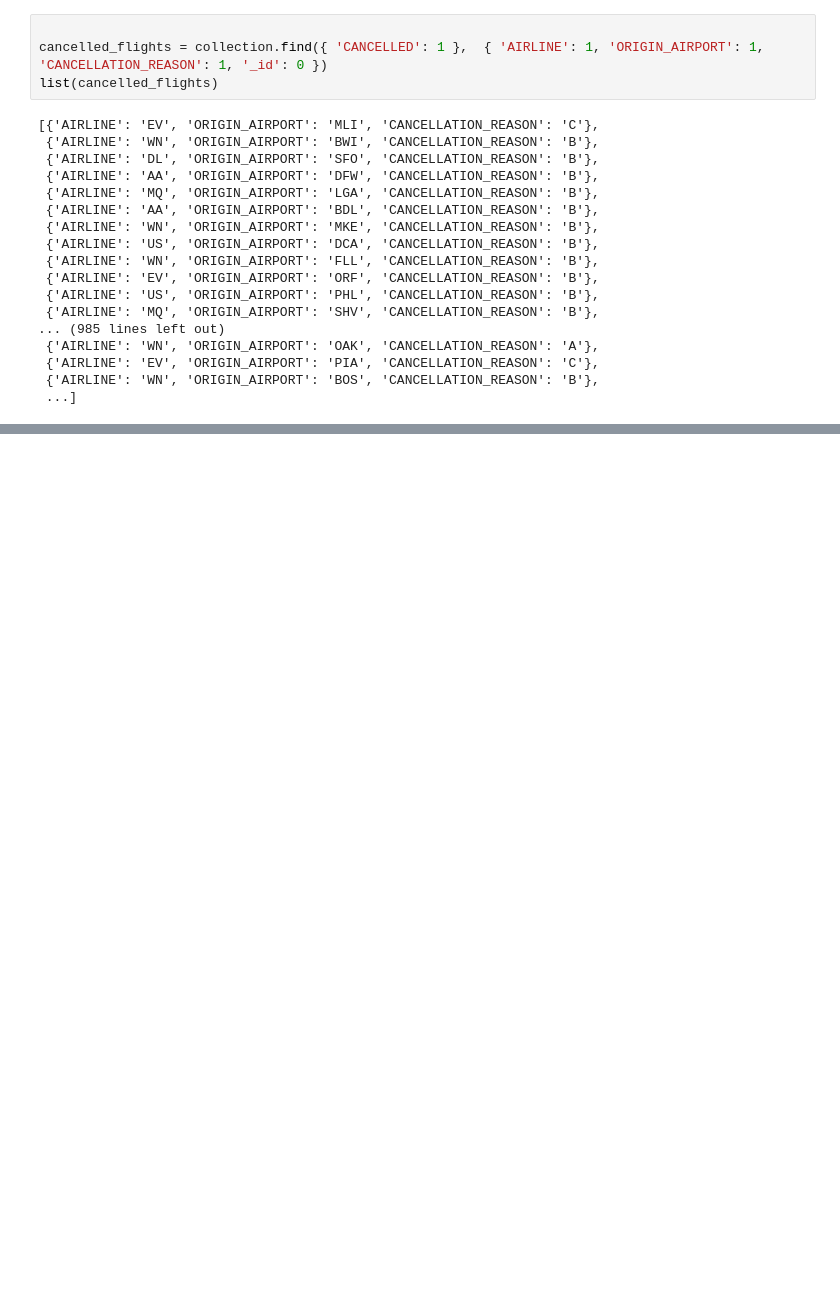
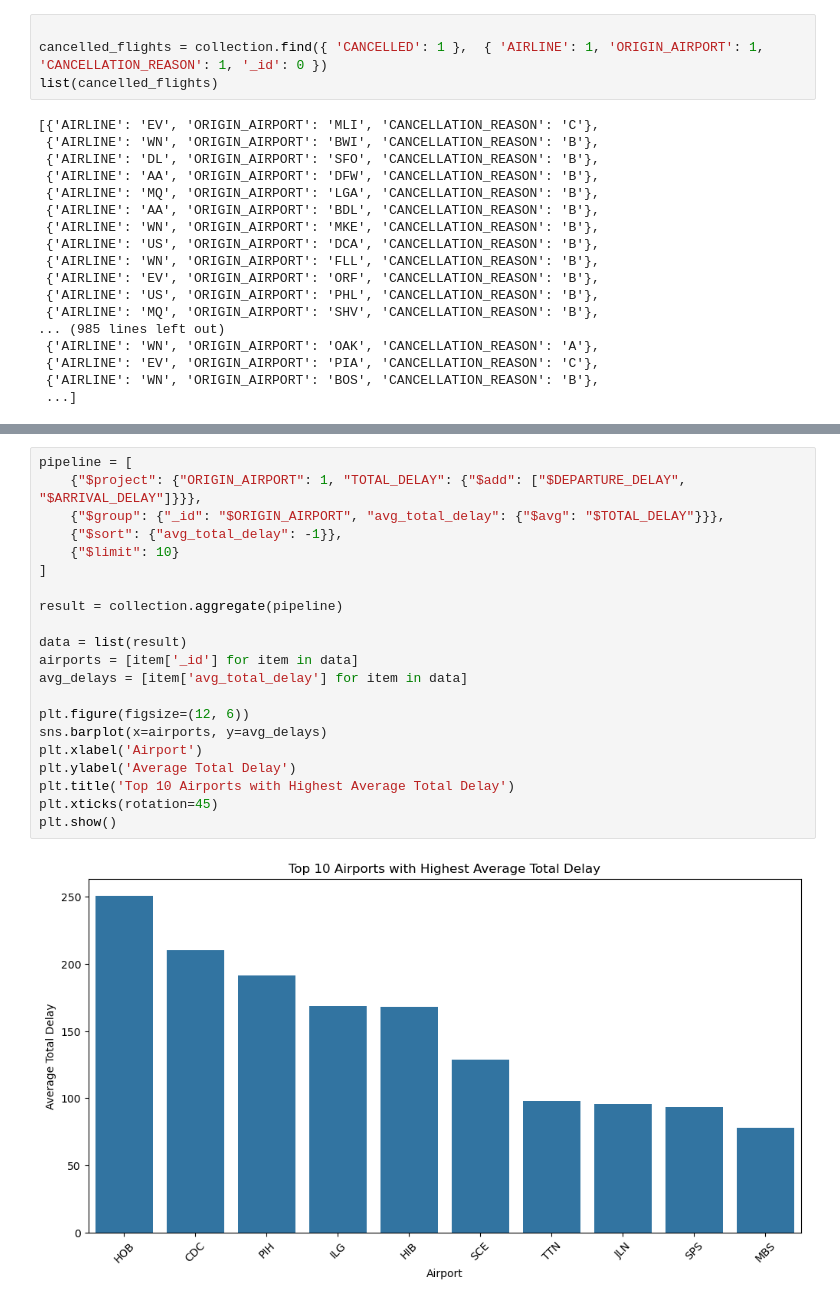
Before and after one commit to vskvj3/UST_Training, a Jupyter notebook: noSQL/Assignment.ipynb, the cells around one changed output, grey strips where cells are left out. Cells and saved outputs as stored; diff of their text form; blank space fills up the shorter version.

```diff
--- a/noSQL/Assignment.ipynb
+++ b/noSQL/Assignment.ipynb
@@ -163 +197,24 @@ h) Write a MongoDB aggregation pipeline to find the top 10 airports with the hig
+# %%
+pipeline = [
+    {"$project": {"ORIGIN_AIRPORT": 1, "TOTAL_DELAY": {"$add": ["$DEPARTURE_DELAY", "$ARRIVAL_DELAY"]}}},
+    {"$group": {"_id": "$ORIGIN_AIRPORT", "avg_total_delay": {"$avg": "$TOTAL_DELAY"}}},
+    {"$sort": {"avg_total_delay": -1}},
+    {"$limit": 10}
+]
+
+result = collection.aggregate(pipeline)
+
+data = list(result)
+airports = [item['_id'] for item in data]
+avg_delays = [item['avg_total_delay'] for item in data]
+
+plt.figure(figsize=(12, 6))
+sns.barplot(x=airports, y=avg_delays)
+plt.xlabel('Airport')
+plt.ylabel('Average Total Delay')
+plt.title('Top 10 Airports with Highest Average Total Delay')
+plt.xticks(rotation=45)
+plt.show()
+# %% [output]
+[figure, added]
 # %% [markdown]
```
Also changed, not shown: parts of 47 cells of this notebook.
